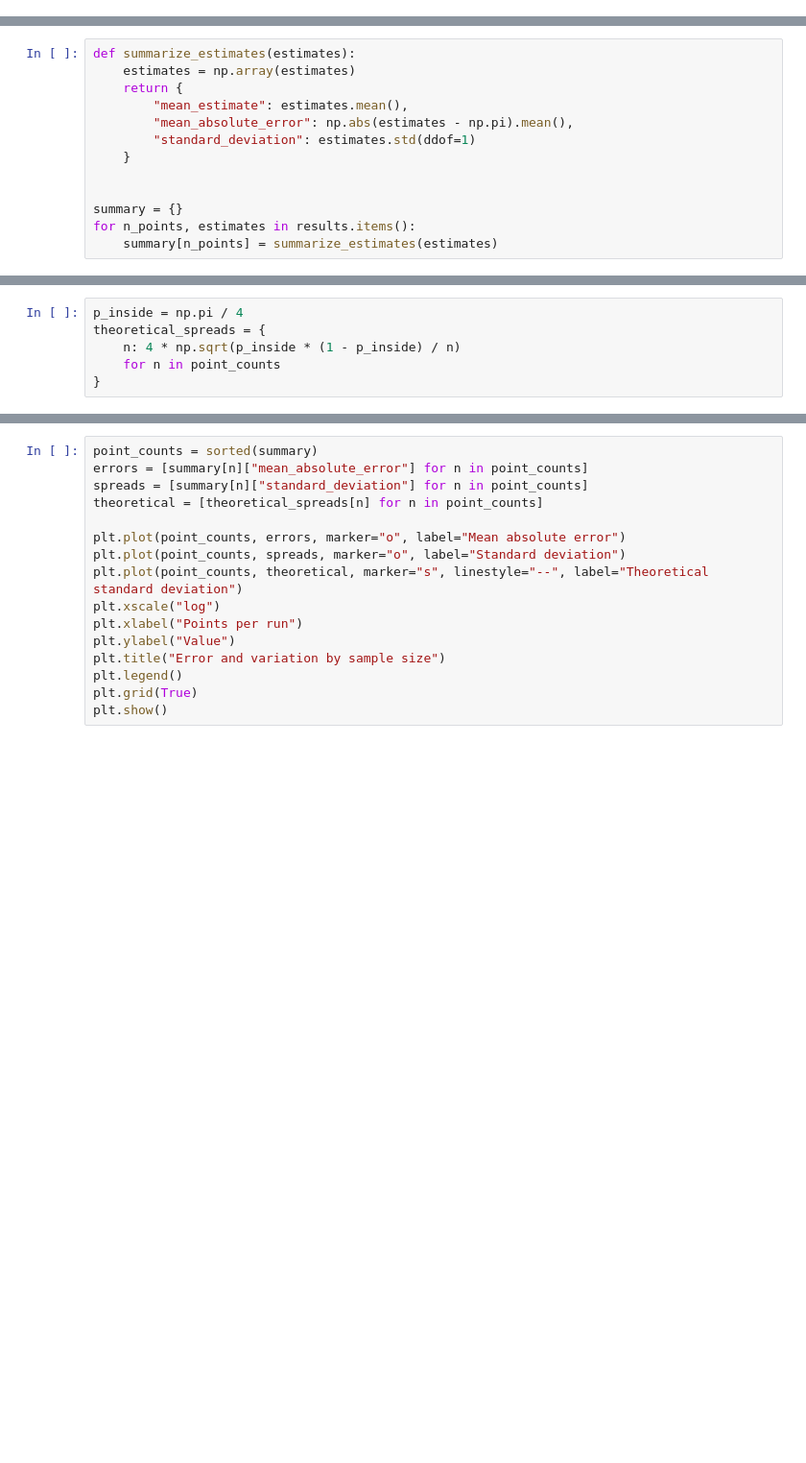
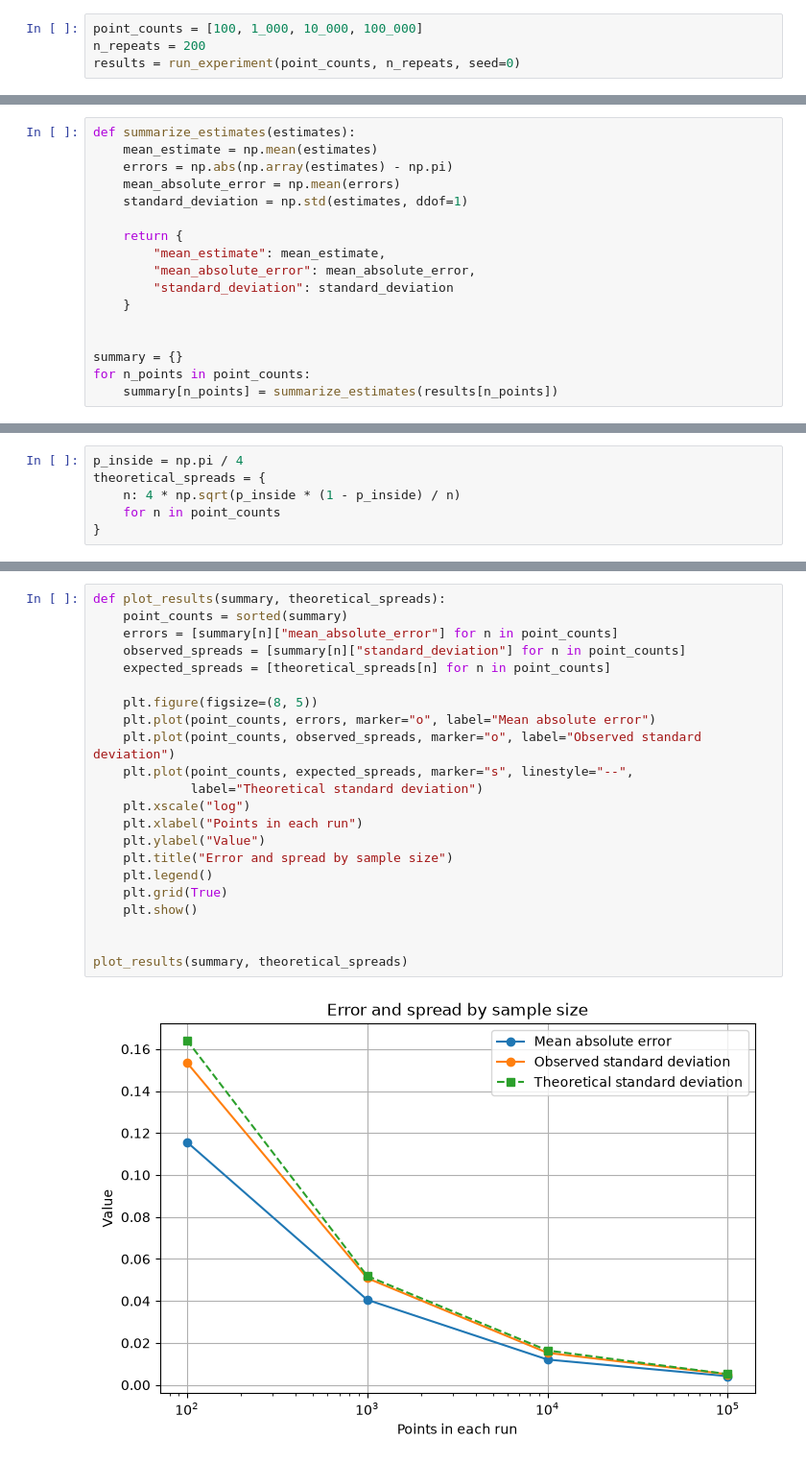
Before and after one commit to martinpopov6161/monte-carlo-analysis, a Jupyter notebook: notebooks/monte_carlo_analysis.ipynb, the cells around one changed output, grey strips where cells are left out. Shown at 96% size. Saved outputs shown, nothing was run; the diff lists cells and outputs as text; blank space fills up the shorter version.

```diff
--- a/notebooks/monte_carlo_analysis.ipynb
+++ b/notebooks/monte_carlo_analysis.ipynb
@@ -77 +80,5 @@ for n_points in point_counts:
+# %%
+point_counts = [100, 1_000, 10_000, 100_000]
+n_repeats = 200
+results = run_experiment(point_counts, n_repeats, seed=0)
 # %% [markdown]
@@ -81,16 +88,20 @@ For each point count, we have 50 estimates. We will summarize them with the mean
 # %%
 def summarize_estimates(estimates):
-    estimates = np.array(estimates)
+    mean_estimate = np.mean(estimates)
+    errors = np.abs(np.array(estimates) - np.pi)
+    mean_absolute_error = np.mean(errors)
+    standard_deviation = np.std(estimates, ddof=1)
+
     return {
-        "mean_estimate": estimates.mean(),
-        "mean_absolute_error": np.abs(estimates - np.pi).mean(),
-        "standard_deviation": estimates.std(ddof=1)
+        "mean_estimate": mean_estimate,
+        "mean_absolute_error": mean_absolute_error,
+        "standard_deviation": standard_deviation
     }
 
 
 summary = {}
-for n_points, estimates in results.items():
-    summary[n_points] = summarize_estimates(estimates)
+for n_points in point_counts:
+    summary[n_points] = summarize_estimates(results[n_points])
 # %% [markdown]
 ## Expected variation
 
@@ -141,16 +173,24 @@ This plot compares average error and run-to-run variation at each point count. T
 # %%
-point_counts = sorted(summary)
-errors = [summary[n]["mean_absolute_error"] for n in point_counts]
-spreads = [summary[n]["standard_deviation"] for n in point_counts]
-theoretical = [theoretical_spreads[n] for n in point_counts]
+def plot_results(summary, theoretical_spreads):
+    point_counts = sorted(summary)
+    errors = [summary[n]["mean_absolute_error"] for n in point_counts]
+    observed_spreads = [summary[n]["standard_deviation"] for n in point_counts]
+    expected_spreads = [theoretical_spreads[n] for n in point_counts]
 
-plt.plot(point_counts, errors, marker="o", label="Mean absolute error")
-plt.plot(point_counts, spreads, marker="o", label="Standard deviation")
-plt.plot(point_counts, theoretical, marker="s", linestyle="--", label="Theoretical standard deviation")
-plt.xscale("log")
-plt.xlabel("Points per run")
-plt.ylabel("Value")
-plt.title("Error and variation by sample size")
-plt.legend()
-plt.grid(True)
-plt.show()
+    plt.figure(figsize=(8, 5))
+    plt.plot(point_counts, errors, marker="o", label="Mean absolute error")
+    plt.plot(point_counts, observed_spreads, marker="o", label="Observed standard deviation")
+    plt.plot(point_counts, expected_spreads, marker="s", linestyle="--",
+             label="Theoretical standard deviation")
+    plt.xscale("log")
+    plt.xlabel("Points in each run")
+    plt.ylabel("Value")
+    plt.title("Error and spread by sample size")
+    plt.legend()
+    plt.grid(True)
+    plt.show()
+
+
+plot_results(summary, theoretical_spreads)
+# %% [output]
+[figure, added]
```
Also changed, not shown: parts of 33 cells of this notebook, 1 other file.
